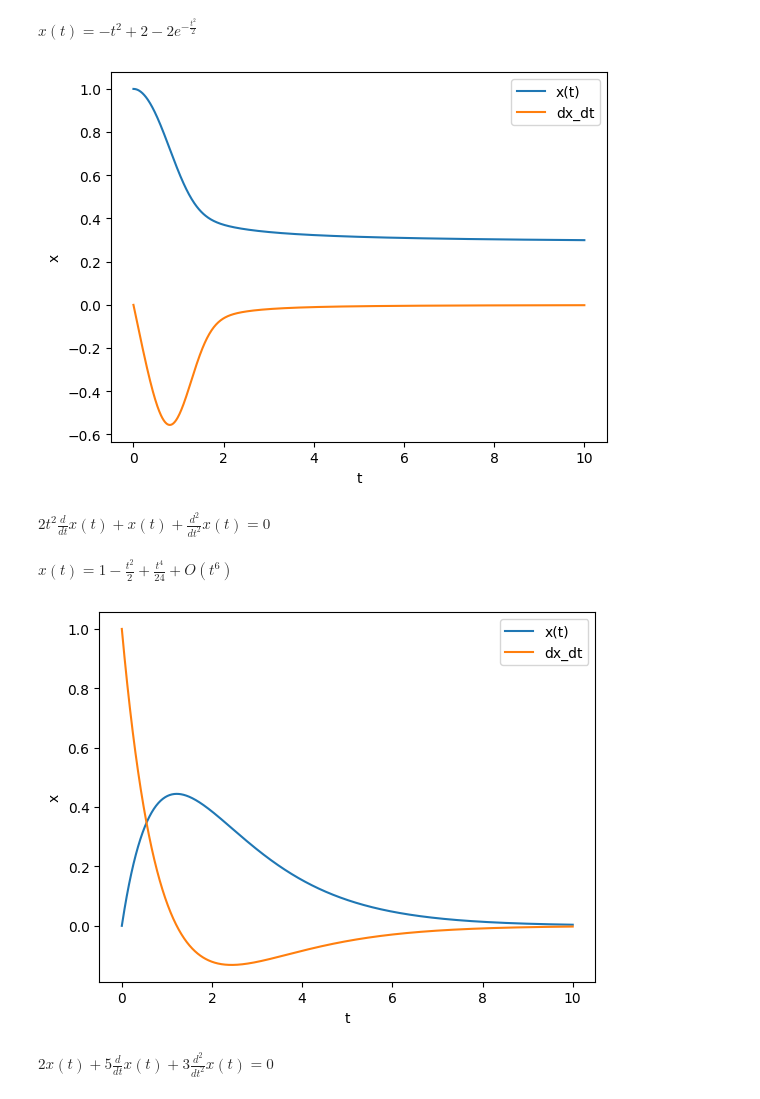
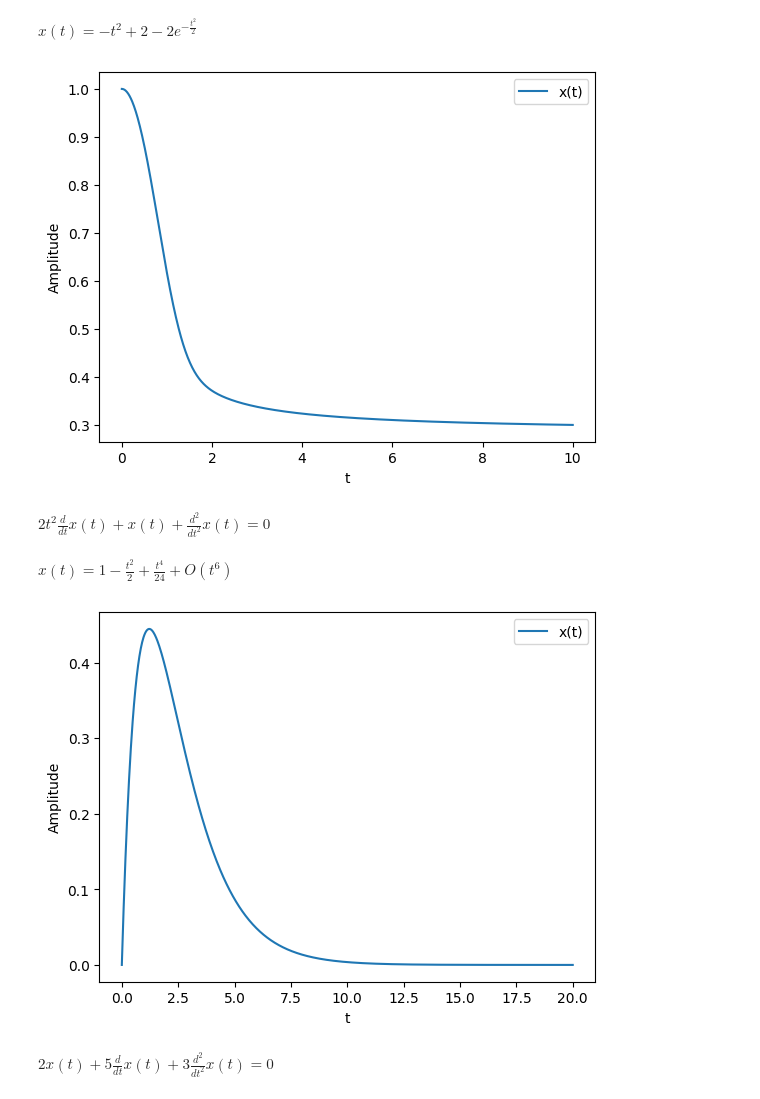
Before and after one commit to Gimgachad/Pyproj, a Jupyter notebook: Computational_project_1.ipynb, the cells around one changed output. Drawn from its saved outputs; the diff is of its cells as text; code cells hidden in the pictures.

```diff
--- a/Computational_project_1.ipynb
+++ b/Computational_project_1.ipynb
@@ -221,30 +221,30 @@ $\displaystyle x{\left(t \right)} = - t^{2} + 2 - 2 e^{- \frac{t^{2}}{2}}$
 # %%
 # (h) x" + 2t^2x' + x = 0, x(0)=1, x'(0)=0
 #    Let x1 = x' so the equation becomes x1' + 2t^2x1 + x = 0
 
 from ode_casilab import solve_rk4
 import numpy as np
 import matplotlib.pyplot as plt
 
 def ode_4_h(t, x):
     x, x1 = x # x1 = x'
     dx_dt = x1
     dx1_dt = -2 * t**2 * x1 - x
     return np.array([dx_dt, dx1_dt])
 
 t = np.linspace(0,10,1000)
 x0 = [1,0]
 
 sol = solve_rk4(ode_4_h, t, x0)
 
 plt.plot(t, sol[:,0], label = 'x(t)')
-plt.plot(t, sol[:,1], label = 'dx_dt')
+#plt.plot(t, sol[:,1], label = 'dx_dt')
 plt.xlabel('t')
-plt.ylabel('x')
+plt.ylabel('Amplitude')
 plt.legend()
 plt.show()
 # %% [output]
-[figure, old version]
+[figure, new version]
 # %%
 # Solution of ODE by Sympy
 # from __future__ import division
@@ -274,19 +274,19 @@ def ode_4_i(t, x):
     dx1_dt = -(5*x1 + 2*x)/3
     return np.array([dx_dt, dx1_dt])
 
-t = np.linspace(0,10,1000)
+t = np.linspace(0,20,1000)
 x0 = [0,1]
 
 sol = solve_rk4(ode_4_i, t, x0)
 
 plt.plot(t, sol[:,0], label = 'x(t)')
-plt.plot(t, sol[:,1], label = 'dx_dt')
+#plt.plot(t, sol[:,1], label = 'dx_dt')
 plt.xlabel('t')
-plt.ylabel('x')
+plt.ylabel('Amplitude')
 plt.legend()
 plt.show()
 # %% [output]
-[figure, old version]
+[figure, new version]
 # %%
 # Solution of ODE by Sympy
 # from __future__ import division
```
Also changed, not shown: parts of 29 cells of this notebook.
